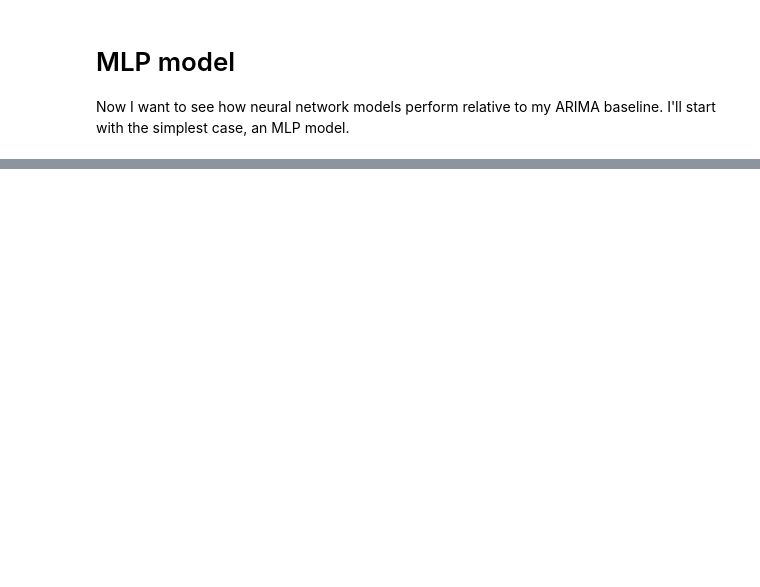
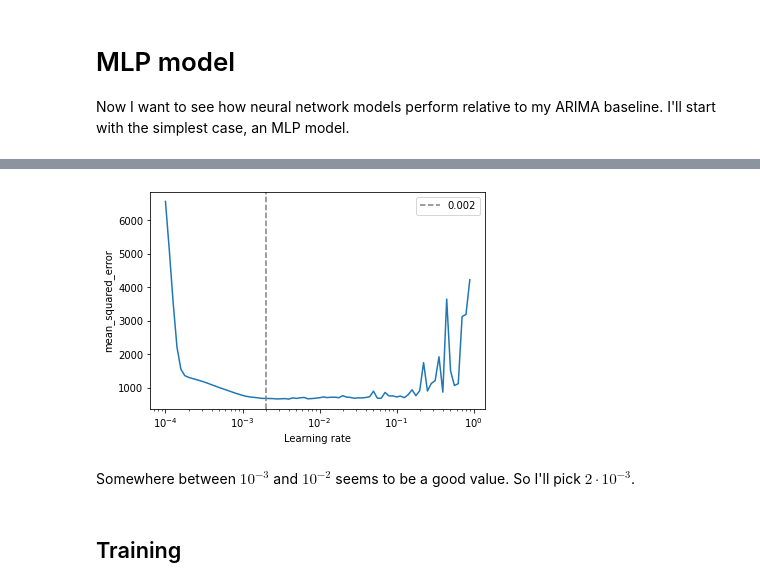
Before and after one commit to vivecalindahl/timeseries-prediction, a Jupyter notebook: rnn-lstm-forecasting.ipynb, the cells around one changed output, grey strips where cells are left out. Drawn from its saved outputs; the diff is of its cells as text; code cells hidden in the pictures; blank space fills up the shorter version.

```diff
--- a/rnn-lstm-forecasting.ipynb
+++ b/rnn-lstm-forecasting.ipynb
@@ -480,0 +685,12 @@ Now I want to see how neural network models perform relative to my ARIMA baselin
+# %%
+s = slice(80,-40)
+plt.semilogx(history.history['lr'][s], history.history['loss'][s])
+plt.xlabel('Learning rate')
+plt.ylabel(f'{loss.name}')
+lr_min = 2e-3
+plt.axvline(lr_min, linestyle='--', color='grey', label=str(lr_min))
+plt.legend();
+# %% [output]
+[figure, added]
+# %% [markdown]
+Somewhere between $10^{-3}$ and $10^{-2}$ seems to be a good value. So I'll pick $2\cdot10^{-3}$.
@@ -480,0 +699,2 @@ Now I want to see how neural network models perform relative to my ARIMA baselin
+# %% [markdown]
+## Training
```
Also changed, not shown: parts of 99 cells of this notebook.
